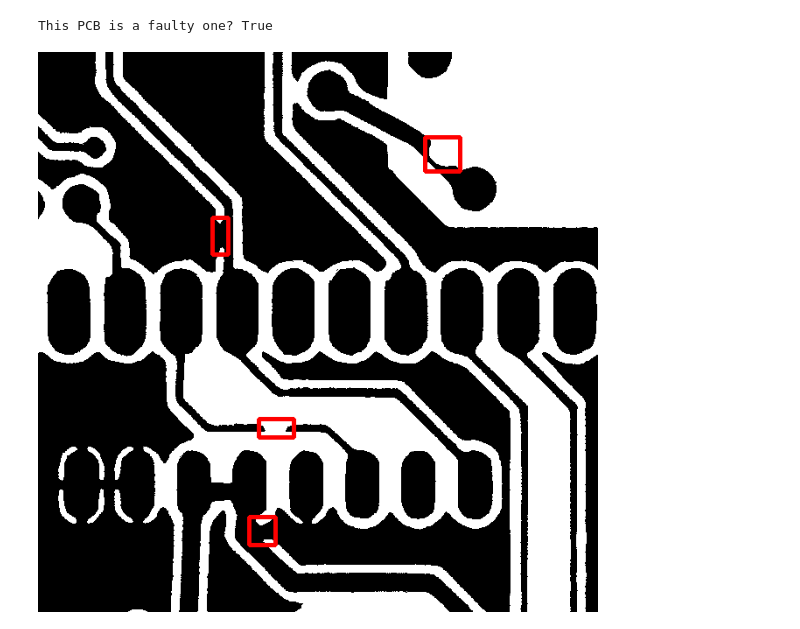
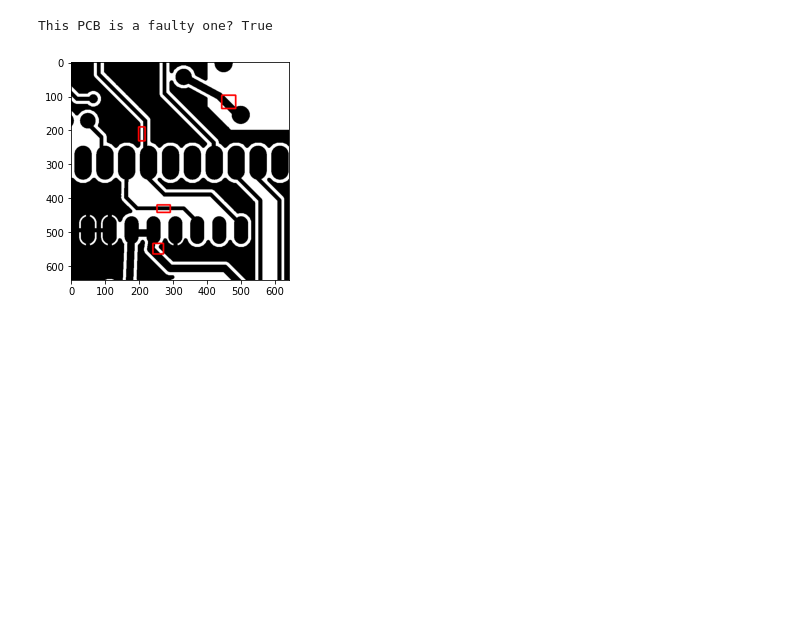
Before and after one commit to guilherme9820/FaultyPCBDetector, a Jupyter notebook: classical_algorithm/FaultyPCBDetector.ipynb, the cells around one changed output. Cells and saved outputs as stored; diff of their text form; code cells hidden in the pictures; blank space fills up the shorter version.

Commit message:
Changed folder and filenames

```diff
--- a/classical_algorithm/FaultyPCBDetector.ipynb
+++ b/classical_algorithm/FaultyPCBDetector.ipynb
@@ -189,7 +175,7 @@ def apply_hog(figure):
 
      return hog
 
-def apply_bounding_boxes(image, bounding_boxes, color=(0,0,255)):
+def apply_bounding_boxes(image, bounding_boxes, color=(255,0,0)):
 
     delta = 5
 
@@ -252,7 +238,7 @@ def analyse_difference(source_img, diff_image):
 
     return bounding_boxes, has_defects
 
-def detect(source_img, dest_img):
+def detect(source_img, dest_img, kernel_dim):
 
     _, source_img = cv2.threshold(source_img,100,255,cv2.THRESH_BINARY) # Threshold image
     _, dest_img = cv2.threshold(dest_img,100,255,cv2.THRESH_BINARY) # Threshold image
@@ -269,27 +255,20 @@ def detect(source_img, dest_img):
 # %%
 ## MAIN
 
 img_number = [1, 1] # Image id
 
 kernel_dim = 3 # Kernel dimension of morphological transformations (erosion, dilation)
 
-source_img = cv2.imread(os.path.join(PATH_TO_DATA, f"data_notebooks/crop_img2_fotolito/placa_{img_number[0]}_{img_number[1]}.png"), cv2.IMREAD_GRAYSCALE)
+source_img = cv2.imread(f"./boards/board_{img_number[0]}_{img_number[1]}.png", cv2.IMREAD_GRAYSCALE)
 
-dest_img = cv2.imread(os.path.join(PATH_TO_DATA, f"data_notebooks/crop_img2_defeito/placa_{img_number[0]}_{img_number[1]}.png"), cv2.IMREAD_GRAYSCALE)
+dest_img = cv2.imread(f"./photoliths/board_{img_number[0]}_{img_number[1]}.png", cv2.IMREAD_GRAYSCALE)
 
-defects, has_defects = detect(source_img, dest_img)
+defects, has_defects = detect(source_img, dest_img, kernel_dim)
 
 print(f'This PCB is a faulty one? {has_defects}')
 
-cv2_imshow(defects)
-
-# Write aligned image to disk.
-# outFilename = "aligned.jpg"
-# print("Saving aligned image : ", outFilename);
-# cv2.imwrite(outFilename, im1Reg)
-
-# Print estimated homography
-# print("Estimated homography : \n",  h)
+plt.imshow(defects)
+plt.show()
 # %% [output]
 This PCB is a faulty one? True
-[figure, old version]
+[figure, new version]
```
Also changed, not shown: parts of 2 cells of this notebook, 24 other files.
